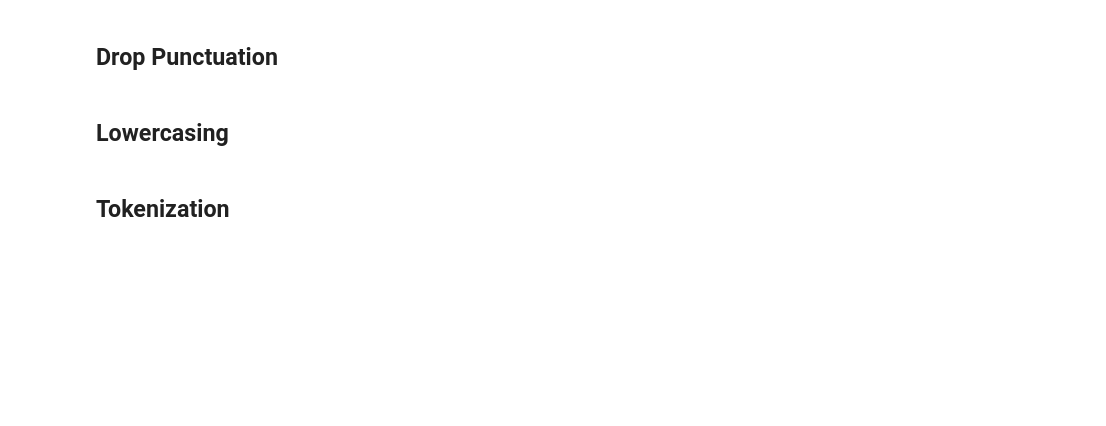
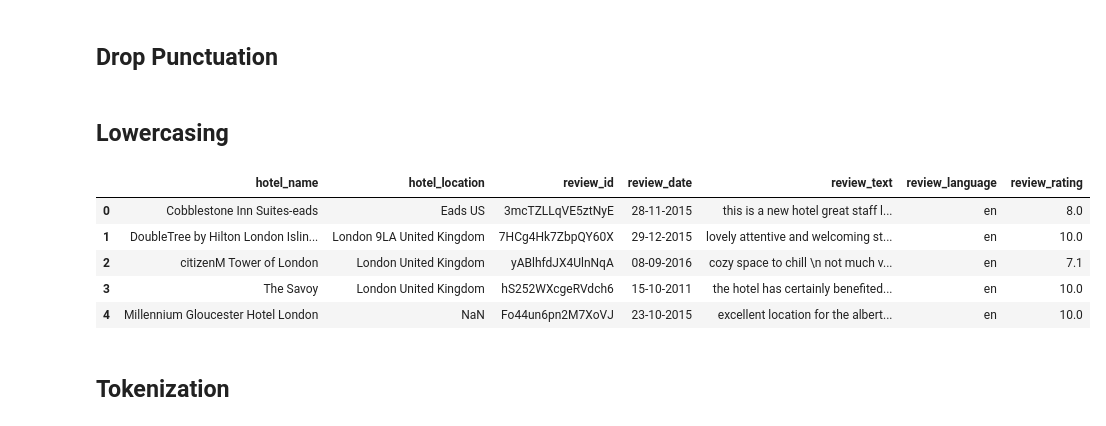
Before and after one commit to RayhanAdii/tpw-hotelreview, a Jupyter notebook: 2_data_preprocessing.ipynb, the cells around one changed output. Saved outputs shown, nothing was run; the diff lists cells and outputs as text; code cells hidden in the pictures; blank space fills up the shorter version.

```diff
--- a/2_data_preprocessing.ipynb
+++ b/2_data_preprocessing.ipynb
@@ -275,5 +296,19 @@ def lowercasing(df):
 
 lowercasing(df_train)
 lowercasing(df_test)
+# %%
+# Checkpoint
+
+df_train.to_csv('train_lowercased.csv', index = True)
+df_test.to_csv('test_lowercased.csv', index = True)
+
+df_train.head()
+# %% [output]
+|  | hotel_name | hotel_location | review_id | review_date | review_text | review_language | review_rating |
+| 0 | Cobblestone Inn Suites-eads | Eads US | 3mcTZLLqVE5ztNyE | 28-11-2015 | this is a new hotel great staff l... | en | 8.0 |
+| 1 | DoubleTree by Hilton London Islin... | London 9LA United Kingdom | 7HCg4Hk7ZbpQY60X | 29-12-2015 | lovely attentive and welcoming st... | en | 10.0 |
+| 2 | citizenM Tower of London | London United Kingdom | yABlhfdJX4UlnNqA | 08-09-2016 | cozy space to chill \n not much v... | en | 7.1 |
+| 3 | The Savoy | London United Kingdom | hS252WXcgeRVdch6 | 15-10-2011 | the hotel has certainly benefited... | en | 10.0 |
+| 4 | Millennium Gloucester Hotel London | NaN | Fo44un6pn2M7XoVJ | 23-10-2015 | excellent location for the albert... | en | 10.0 |
 # %% [markdown]
 ## Tokenization
```
Also changed, not shown: parts of 16 cells of this notebook.
